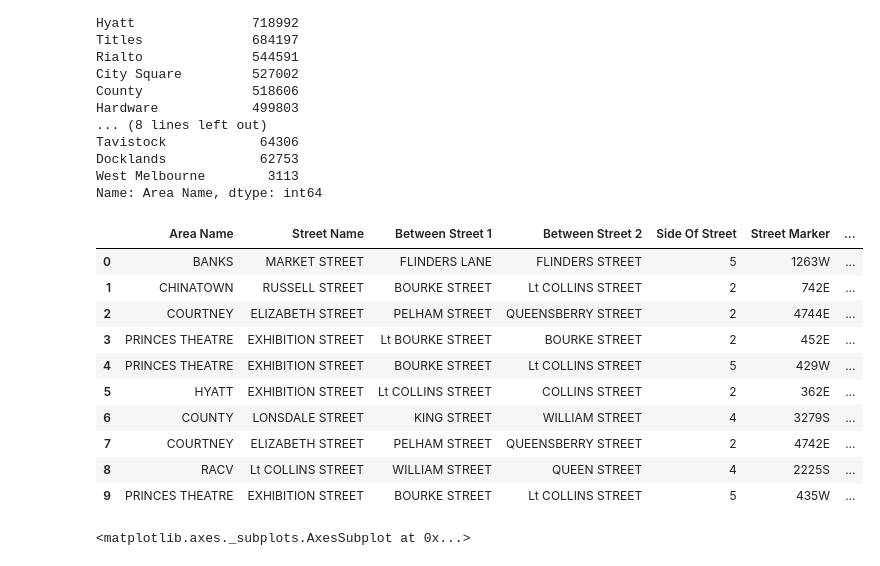
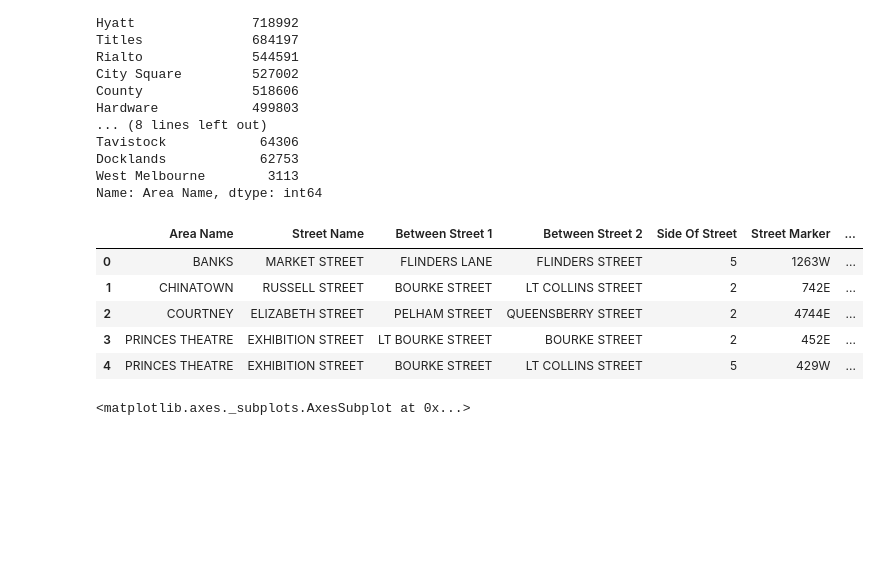
Before and after one commit to s3660851/Group-7, a Jupyter notebook: ProgrammingProject.ipynb, the cells around one changed output. Cells and saved outputs as stored; diff of their text form; code cells hidden in the pictures; blank space fills up the shorter version.

```diff
--- a/ProgrammingProject.ipynb
+++ b/ProgrammingProject.ipynb
@@ -99,20 +83,21 @@ Name: Area Name, dtype: int64
 # %%
 #Converting all the feature attributes to uppercase for uniformity
 
 parkingdata['Area Name'] = parkingdata['Area Name'].str.upper()
-parkingdata.head(10)
+parkingdata['Street Name'] = parkingdata['Street Name'].str.upper()
+parkingdata['Between Street 1'] = parkingdata['Between Street 1'].str.upper()
+parkingdata['Between Street 2'] = parkingdata['Between Street 2'].str.upper()
+parkingdata['Street Marker'] = parkingdata['Street Marker'].str.upper()
+parkingdata['Sign'] = parkingdata['Sign'].str.upper()
+
+parkingdata.head(5)
 # %% [output]
 |  | Area Name | Street Name | Between Street 1 | Between Street 2 | Side Of Street | Street Marker | ... |
 | 0 | BANKS | MARKET STREET | FLINDERS LANE | FLINDERS STREET | 5 | 1263W | ... |
-| 1 | CHINATOWN | RUSSELL STREET | BOURKE STREET | Lt COLLINS STREET | 2 | 742E | ... |
+| 1 | CHINATOWN | RUSSELL STREET | BOURKE STREET | LT COLLINS STREET | 2 | 742E | ... |
 | 2 | COURTNEY | ELIZABETH STREET | PELHAM STREET | QUEENSBERRY STREET | 2 | 4744E | ... |
-| 3 | PRINCES THEATRE | EXHIBITION STREET | Lt BOURKE STREET | BOURKE STREET | 2 | 452E | ... |
-| 4 | PRINCES THEATRE | EXHIBITION STREET | BOURKE STREET | Lt COLLINS STREET | 5 | 429W | ... |
-| 5 | HYATT | EXHIBITION STREET | Lt COLLINS STREET | COLLINS STREET | 2 | 362E | ... |
-| 6 | COUNTY | LONSDALE STREET | KING STREET | WILLIAM STREET | 4 | 3279S | ... |
-| 7 | COURTNEY | ELIZABETH STREET | PELHAM STREET | QUEENSBERRY STREET | 2 | 4742E | ... |
-| 8 | RACV | Lt COLLINS STREET | WILLIAM STREET | QUEEN STREET | 4 | 2225S | ... |
-| 9 | PRINCES THEATRE | EXHIBITION STREET | BOURKE STREET | Lt COLLINS STREET | 5 | 435W | ... |
+| 3 | PRINCES THEATRE | EXHIBITION STREET | LT BOURKE STREET | BOURKE STREET | 2 | 452E | ... |
+| 4 | PRINCES THEATRE | EXHIBITION STREET | BOURKE STREET | LT COLLINS STREET | 5 | 429W | ... |
 # %%
 sns.boxplot(parkingdata['Duration of Parking Event (in seconds)'])
 # %% [output]
```
Also changed, not shown: parts of 16 cells of this notebook.
